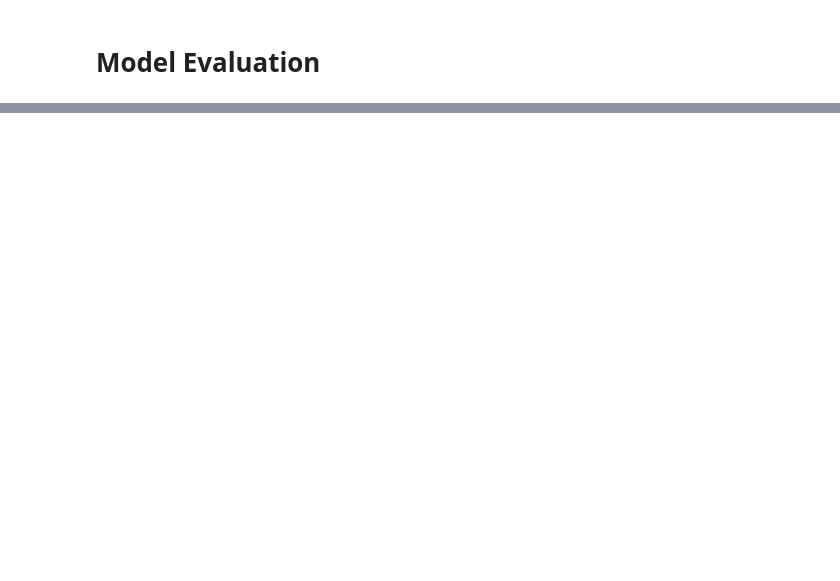
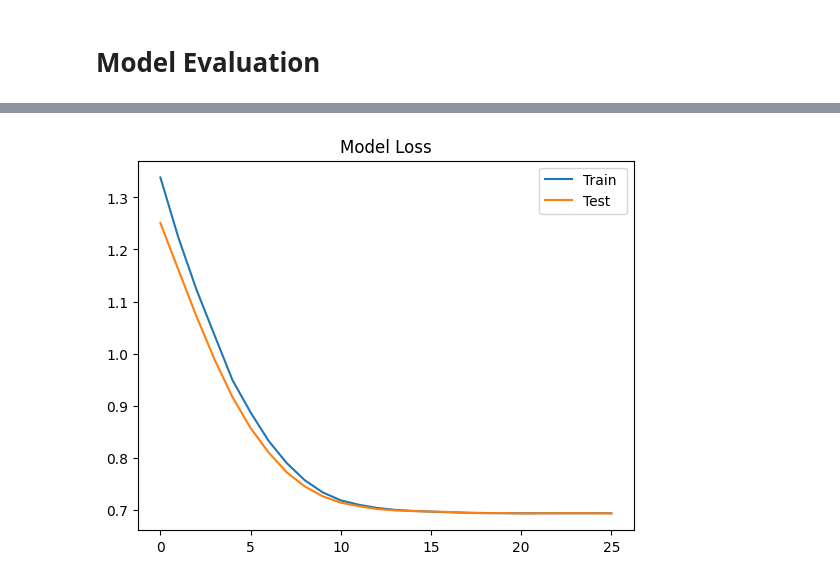
Before and after one commit to Adisa-Shobi/water-quality_model, a Jupyter notebook: notebook_Josiane.ipynb, the cells around one changed output, grey strips where cells are left out. Saved outputs shown, nothing was run; the diff lists cells and outputs as text; code cells hidden in the pictures; blank space fills up the shorter version.

```diff
--- a/notebook_Josiane.ipynb
+++ b/notebook_Josiane.ipynb
@@ -29,21 +27,21 @@ data.head(-10)
 # Check for missing values
 print(data.isnull().sum())
 
-# Fill missing values with the mean of the column
-data.fillna(data.mean(), inplace=True)
-
+# Fill missing values with the median of the column
+data.fillna(data.median(), inplace=True)
 
 # Split into features (X) and target (y)
 X = data.drop("Potability", axis=1)
 y = data["Potability"]
 
-# Standardize the features (scaling)
+# Standardize the features
 scaler = StandardScaler()
 X_scaled = scaler.fit_transform(X)
 
-# Split into training, validation, and testing sets
+# Split into training (70%), validation (15%), and testing sets (15%)
 X_train, X_temp, y_train, y_temp = train_test_split(X_scaled, y, test_size=0.3, random_state=42)
 X_val, X_test, y_val, y_test = train_test_split(X_temp, y_temp, test_size=0.5, random_state=42)
+
 
 print("Training set shape:", X_train.shape, y_train.shape)
 print("Validation set shape:", X_val.shape, y_val.shape)
@@ -114,15 +112,16 @@ Model: "sequential"
 # %% [markdown]
 # **Model Training**
 # %%
-from tensorflow.keras.callbacks import EarlyStopping
+# Implement early stopping to prevent overfitting
+early_stopping = EarlyStopping(monitor='val_loss', patience=5, restore_best_weights=True)
 
-# Define early stopping
-early_stopping = EarlyStopping(monitor='val_loss', patience=10, restore_best_weights=True)
-
-# Train the model
-history = model.fit(X_train, y_train,
-                    epochs=100,
-                    batch_size=32,
-                    validation_data=(X_val, y_val),
-                    callbacks=[early_stopping])
+# Train the model with validation data
+history = model.fit(
+    X_train, y_train,
+    epochs=50,
+    batch_size=32,
+    validation_data=(X_val, y_val),
+    class_weight=class_weights,  # Apply class weights
+    callbacks=[early_stopping]
+)
 # %% [output]
@@ -162,0 +171,11 @@ Test Recall: 0.0
+# %%
+# plot training history
+import matplotlib.pyplot as plt
+
+plt.plot(history.history['loss'], label='Train ')
+plt.plot(history.history['val_loss'], label='Test')
+plt.title('Model Loss')
+plt.legend()
+plt.show()
+# %% [output]
+[figure, added]
```
Also changed, not shown: parts of 4 cells of this notebook, 1 other file.
